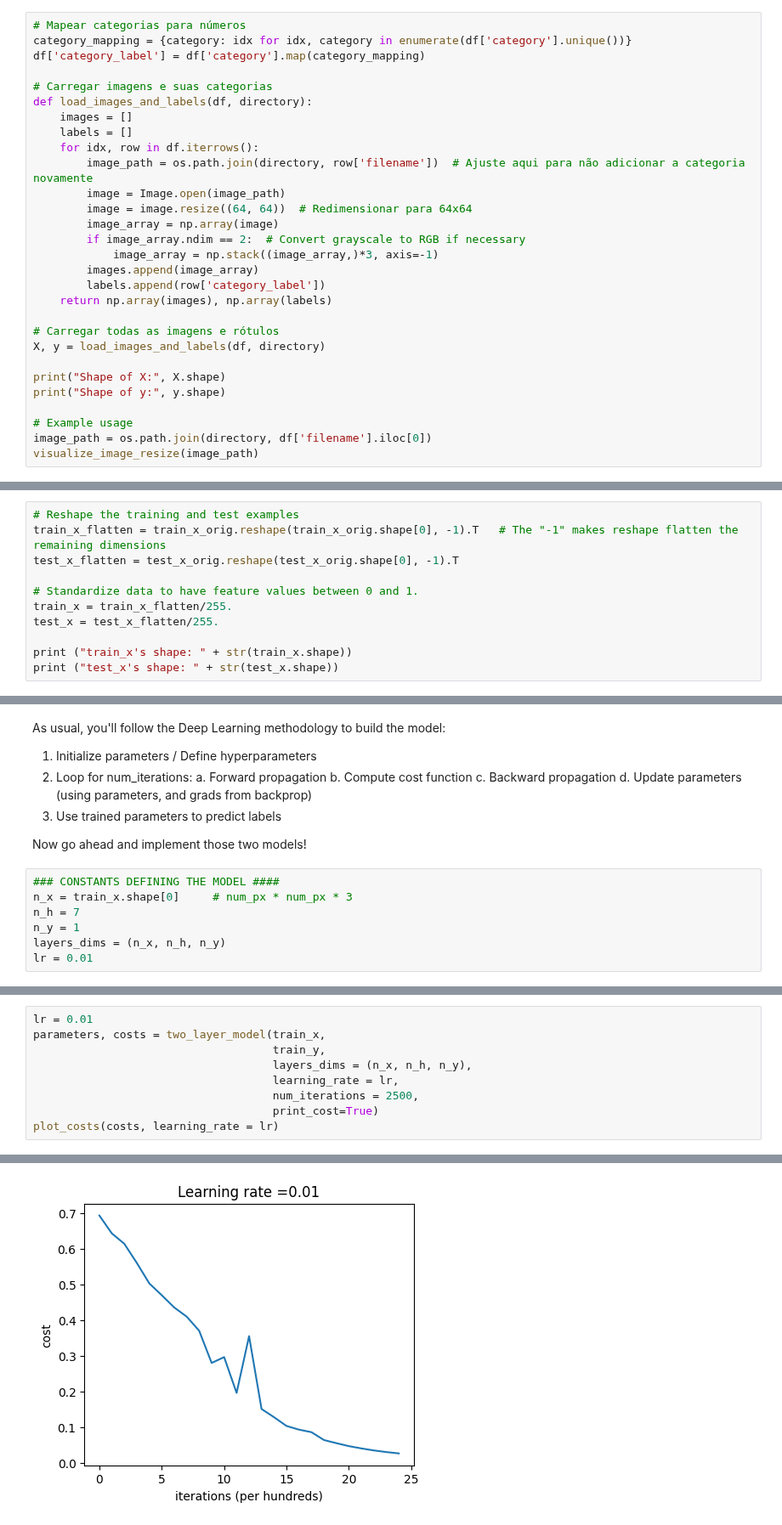
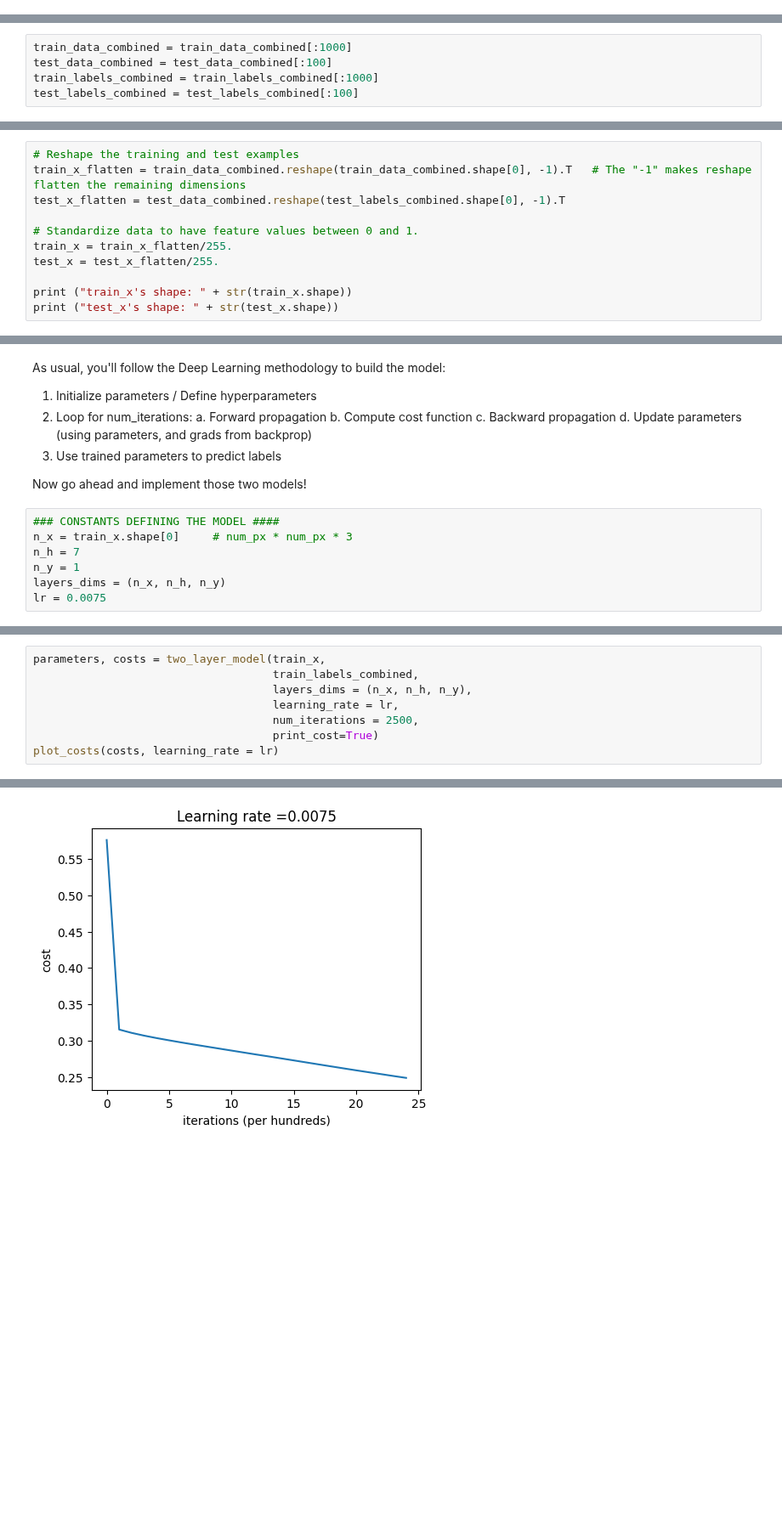
Before and after one commit to IvonLuiz/Deep-Learning, a Jupyter notebook: neural_network.ipynb, the cells around one changed output, grey strips where cells are left out. Shown at 85% size. Saved outputs shown, nothing was run; the diff lists cells and outputs as text; blank space fills up the shorter version.

```diff
--- a/neural_network.ipynb
+++ b/neural_network.ipynb
@@ -803,29 +735,0 @@ visualize_images(df, num_images=10)
-# %%
-# Mapear categorias para números
-category_mapping = {category: idx for idx, category in enumerate(df['category'].unique())}
-df['category_label'] = df['category'].map(category_mapping)
-
-# Carregar imagens e suas categorias
-def load_images_and_labels(df, directory):
-    images = []
-    labels = []
-    for idx, row in df.iterrows():
-        image_path = os.path.join(directory, row['filename'])  # Ajuste aqui para não adicionar a categoria novamente
-        image = Image.open(image_path)
-        image = image.resize((64, 64))  # Redimensionar para 64x64
-        image_array = np.array(image)
-        if image_array.ndim == 2:  # Convert grayscale to RGB if necessary
-            image_array = np.stack((image_array,)*3, axis=-1)
-        images.append(image_array)
-        labels.append(row['category_label'])
-    return np.array(images), np.array(labels)
-
-# Carregar todas as imagens e rótulos
-X, y = load_images_and_labels(df, directory)
-
-print("Shape of X:", X.shape)
-print("Shape of y:", y.shape)
-
-# Example usage
-image_path = os.path.join(directory, df['filename'].iloc[0])
-visualize_image_resize(image_path)
@@ -892 +742,6 @@ train_x_orig, train_y, test_x_orig, test_y, classes = load_data()
+# %%
+train_data_combined = train_data_combined[:1000]
+test_data_combined = test_data_combined[:100]
+train_labels_combined = train_labels_combined[:1000]
+test_labels_combined = test_labels_combined[:100]
 # %%
@@ -916,8 +771,8 @@ As usual, you reshape and standardize the images before feeding them to the netw
 <caption><center><font color='purple'><b>Figure 1</b>: Image to vector conversion.</font></center></caption>
 # %%
 # Reshape the training and test examples
-train_x_flatten = train_x_orig.reshape(train_x_orig.shape[0], -1).T   # The "-1" makes reshape flatten the remaining dimensions
-test_x_flatten = test_x_orig.reshape(test_x_orig.shape[0], -1).T
+train_x_flatten = train_data_combined.reshape(train_data_combined.shape[0], -1).T   # The "-1" makes reshape flatten the remaining dimensions
+test_x_flatten = test_data_combined.reshape(test_labels_combined.shape[0], -1).T
 
 # Standardize data to have feature values between 0 and 1.
 train_x = train_x_flatten/255.
@@ -983,7 +838,7 @@ n_x = train_x.shape[0]     # num_px * num_px * 3
 n_h = 7
 n_y = 1
 layers_dims = (n_x, n_h, n_y)
-lr = 0.01
+lr = 0.0075
 # %%
 def two_layer_model(X, Y, layers_dims, learning_rate = 0.0075, num_iterations = 3000, print_cost=False):
     """
@@ -1069,9 +920,8 @@ def plot_costs(costs, learning_rate=0.0075):
     plt.title("Learning rate =" + str(learning_rate))
     plt.show()
 # %%
-lr = 0.01
 parameters, costs = two_layer_model(train_x,
-                                    train_y,
+                                    train_labels_combined,
                                     layers_dims = (n_x, n_h, n_y),
                                     learning_rate = lr,
                                     num_iterations = 2500,
@@ -1098,4 +948,4 @@ Cost after iteration 2499: 0.02386145557646911
-[figure, old version]
+[figure, new version]
 # %%
 def predict(X, y, parameters):
     """
```
Also changed, not shown: parts of 35 cells of this notebook.
